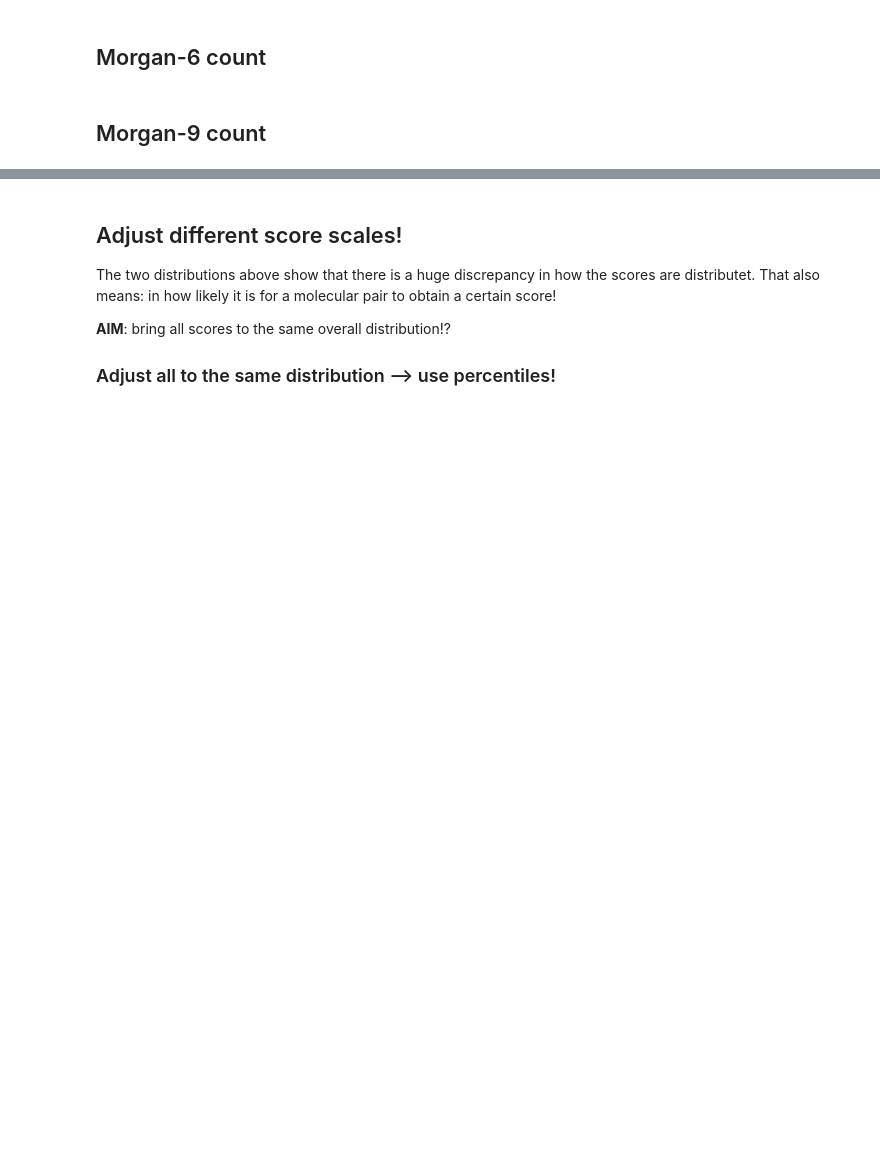
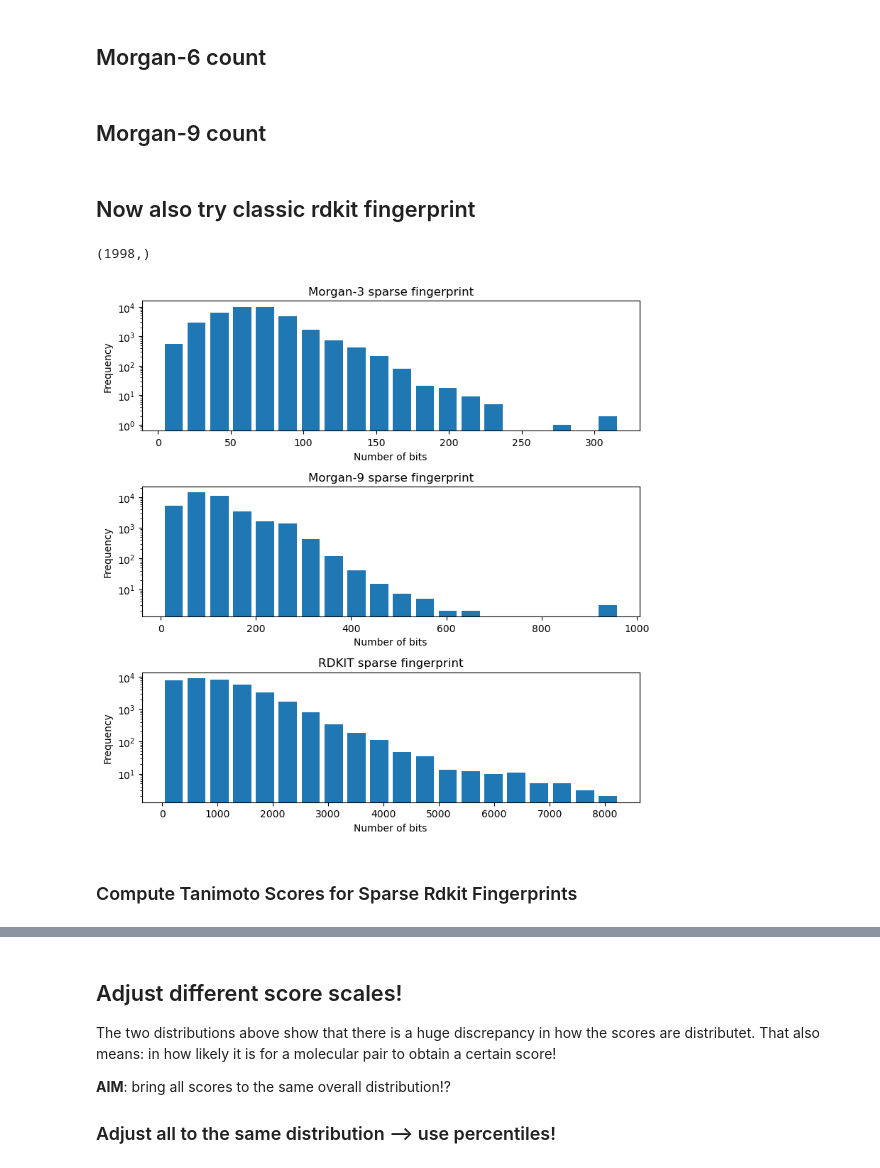
Before and after one commit to florian-huber/molecular_fingerprint_comparisons, a Jupyter notebook: notebooks/fingerprint_analysis_04_go_sparse.ipynb, the cells around one changed output, grey strips where cells are left out. Cells and saved outputs as stored; diff of their text form; code cells hidden in the pictures; blank space fills up the shorter version.

Commit message:
updates and expand to rdkit fps

```diff
--- a/notebooks/fingerprint_analysis_04_go_sparse.ipynb
+++ b/notebooks/fingerprint_analysis_04_go_sparse.ipynb
@@ -118,3 +137,45 @@ similarities_morgan6_count = np.load("similarities_ruzicka_morgan6_4096bits.npy"
 ## Morgan-9 count
 # %%
 similarities_morgan9_count = np.load("similarities_ruzicka_morgan9_4096bits.npy")
+# %% [markdown]
+## Now also try classic rdkit fingerprint
+# %%
+fpgen = rdFingerprintGenerator.GetRDKitFPGenerator(fpSize=4096)
+
+fingerprints_rdkit = compute_fingerprints(
+    compounds, fpgen, count=False, sparse=True
+)
+# %%
+fingerprints_rdkit[0].shape
+# %% [output]
+(1998,)
+# %%
+fingerprint_bits_morgan3 = np.array([x[0].shape[0] for x in fingerprints_morgan3_sparse])
+fingerprint_bits_morgan9 = np.array([x[0].shape[0] for x in fingerprints_morgan9_sparse])
+fingerprint_bits_rdkit = np.array([x.shape[0] for x in fingerprints_rdkit])
+
+
+
+fig, (ax1, ax2, ax3) = plt.subplots(3, 1, figsize=(8, 8))
+ax1.hist(fingerprint_bits_morgan3, bins=20, rwidth=0.8)
+ax2.hist(fingerprint_bits_morgan9, bins=20, rwidth=0.8)
+ax3.hist(fingerprint_bits_rdkit, bins=20, rwidth=0.8)
+
+for ax in (ax1, ax2, ax3):
+    ax.set_xlabel("Number of bits")
+    ax.set_ylabel("Frequency")
+    ax.set_yscale("log")
+
+
+ax1.set_title("Morgan-3 sparse fingerprint")
+ax2.set_title("Morgan-9 sparse fingerprint")
+ax3.set_title("RDKIT sparse fingerprint")
+fig.tight_layout()
+
+plt.savefig("fig_bits_per_compound_histogram.pdf")
+plt.savefig("fig_bits_per_compound_histogram.png", dpi=300)
+plt.show()
+# %% [output]
+[figure, added]
+# %% [markdown]
+### Compute Tanimoto Scores for Sparse Rdkit Fingerprints
```
Also changed, not shown: parts of 50 cells of this notebook.
